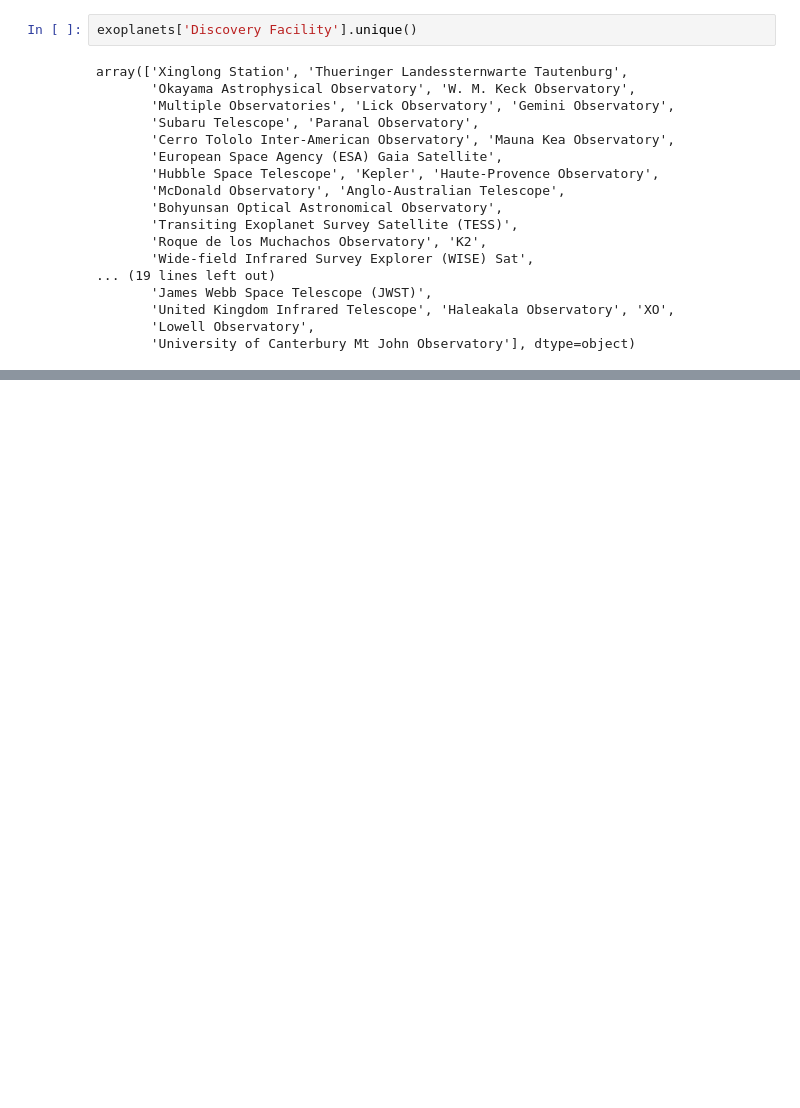
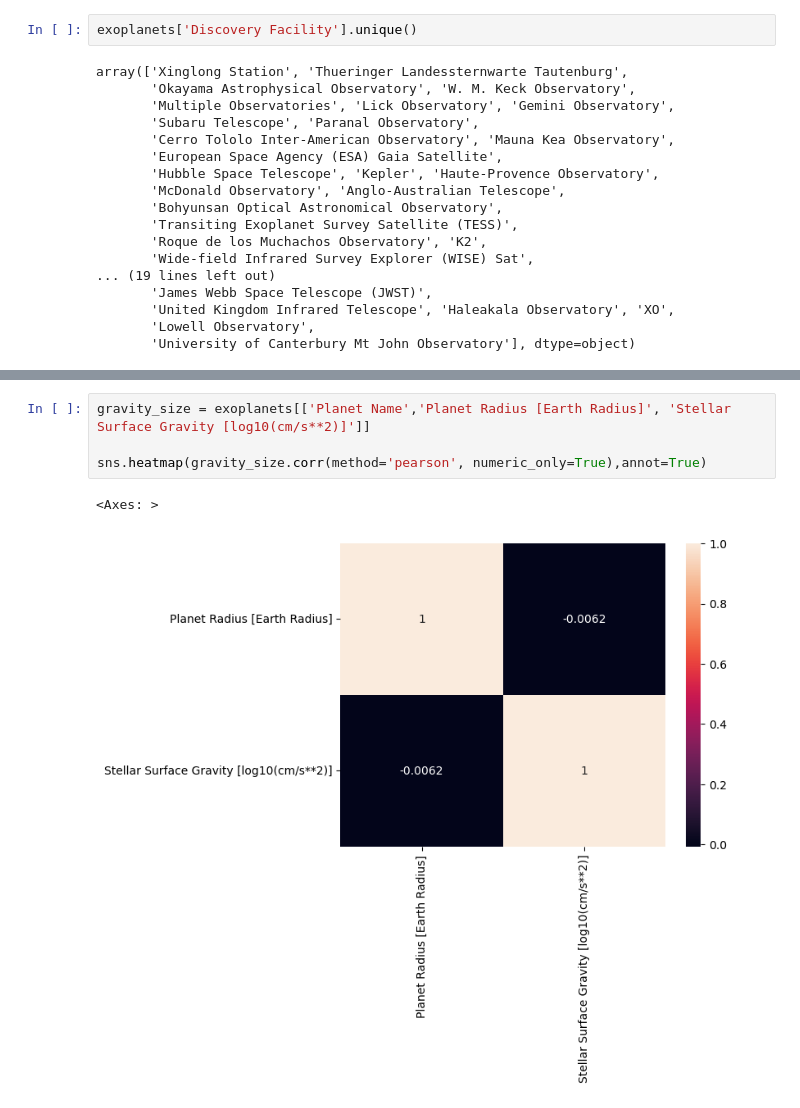
Before and after one commit to joshstantoncodes/Exoplanet-Exploration-Through-Data-Mining, a Jupyter notebook: exoplanetMining.ipynb, the cells around one changed output, grey strips where cells are left out. Drawn from its saved outputs; the diff is of its cells as text; blank space fills up the shorter version.

```diff
--- a/exoplanetMining.ipynb
+++ b/exoplanetMining.ipynb
@@ -216,0 +211,7 @@ Length: 71, dtype: int64
+# %%
+gravity_size = exoplanets[['Planet Name','Planet Radius [Earth Radius]', 'Stellar Surface Gravity [log10(cm/s**2)]']]
+
+sns.heatmap(gravity_size.corr(method='pearson', numeric_only=True),annot=True)
+# %% [output]
+<Axes: >
+[figure, added]
```
Also changed, not shown: parts of 10 cells of this notebook, 1 other file.
